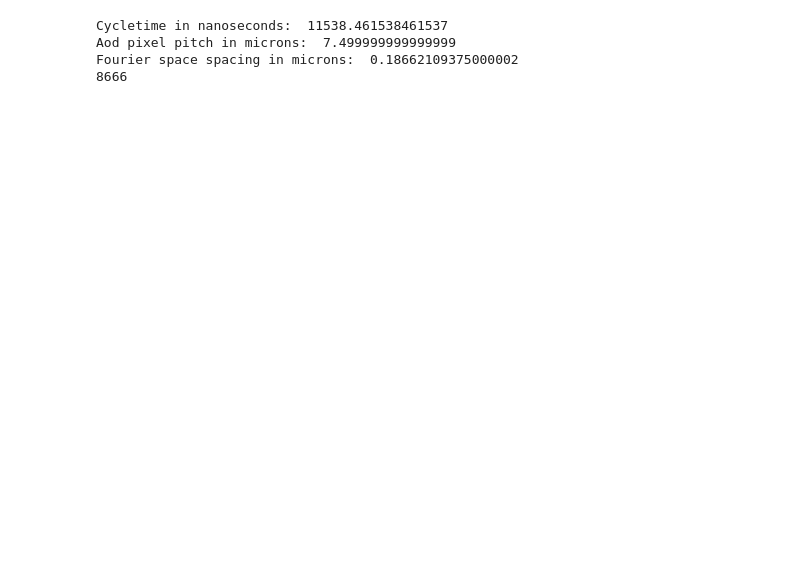
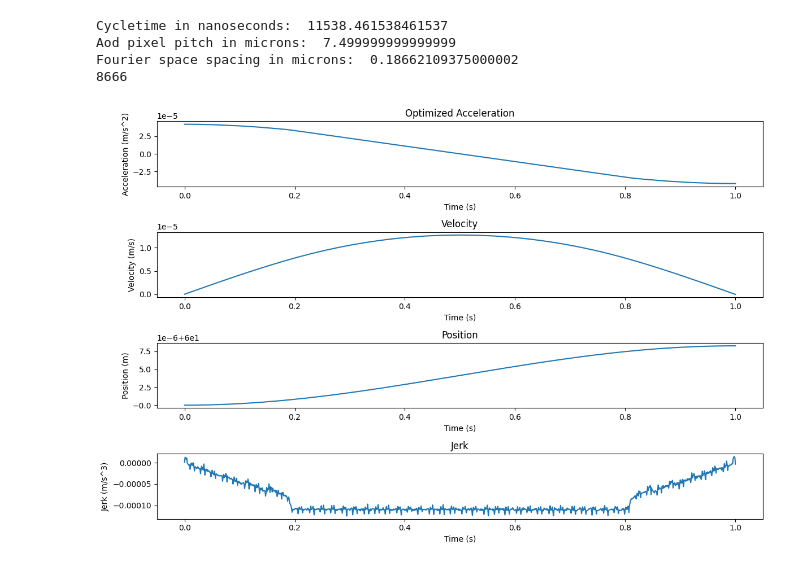
Before and after one commit to nsong03/Ultracold-Research, a Jupyter notebook: TweezerOptimization/AWGwaveformoptimization.ipynb, the cells around one changed output. Drawn from its saved outputs; the diff is of its cells as text; code cells hidden in the pictures; blank space fills up the shorter version.

```diff
--- a/TweezerOptimization/AWGwaveformoptimization.ipynb
+++ b/TweezerOptimization/AWGwaveformoptimization.ipynb
@@ -76,0 +148,33 @@ Fourier space spacing in microns:  0.18662109375000002
+# %%
+optimized_position, optimized_velocity, optimized_acceleration, optimized_jerk, time = initpath_minimizejerk(globalvariables)
+# %%
+plt.figure(figsize=(12, 8))
+
+plt.subplot(4, 1, 1)
+plt.plot(time, optimized_acceleration)
+plt.title('Optimized Acceleration')
+plt.xlabel('Time (s)')
+plt.ylabel('Acceleration (m/s^2)')
+
+plt.subplot(4, 1, 2)
+plt.plot(time, optimized_velocity)
+plt.title('Velocity')
+plt.xlabel('Time (s)')
+plt.ylabel('Velocity (m/s)')
+
+plt.subplot(4, 1, 3)
+plt.plot(time, optimized_position)
+plt.title('Position')
+plt.xlabel('Time (s)')
+plt.ylabel('Position (m)')
+
+plt.subplot(4, 1, 4)
+plt.plot(time, optimized_jerk)
+plt.title('Jerk')
+plt.xlabel('Time (s)')
+plt.ylabel('Jerk (m/s^3)')
+
+plt.tight_layout()
+plt.show()
+# %% [output]
+[figure, added]
```
Also changed, not shown: parts of 3 cells of this notebook.
